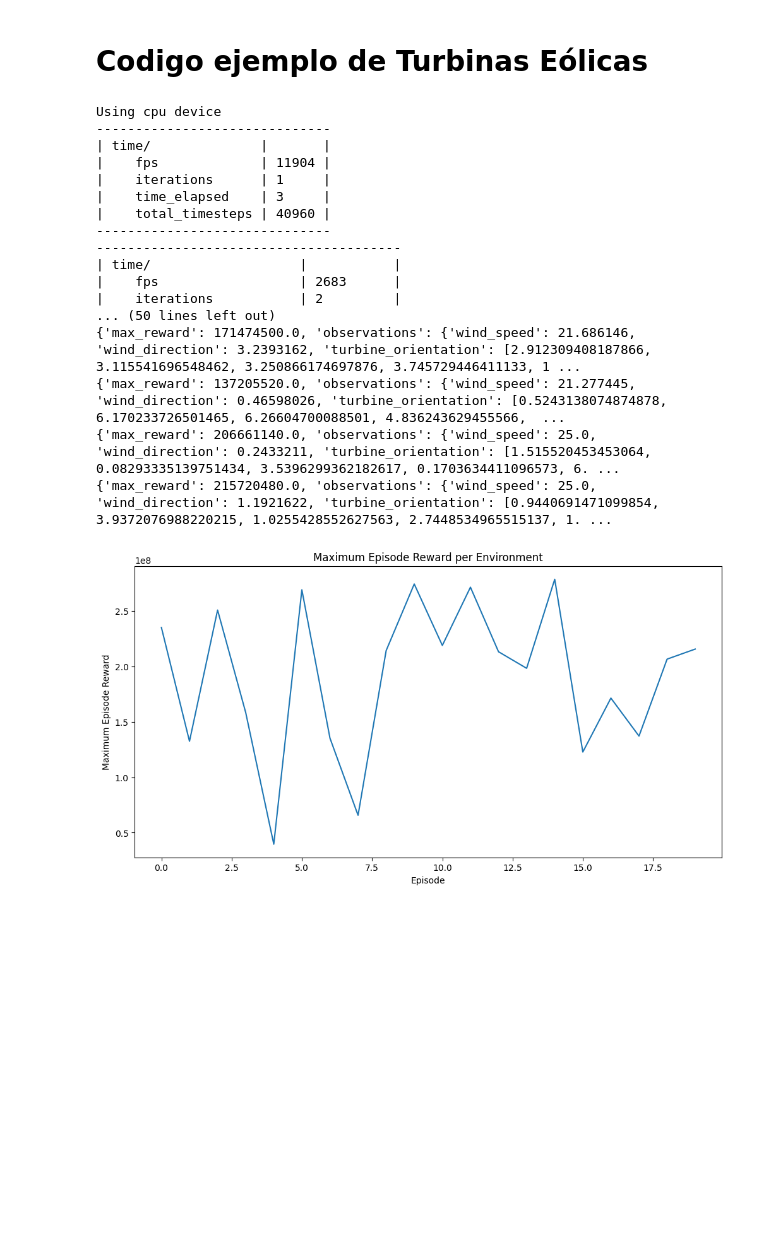
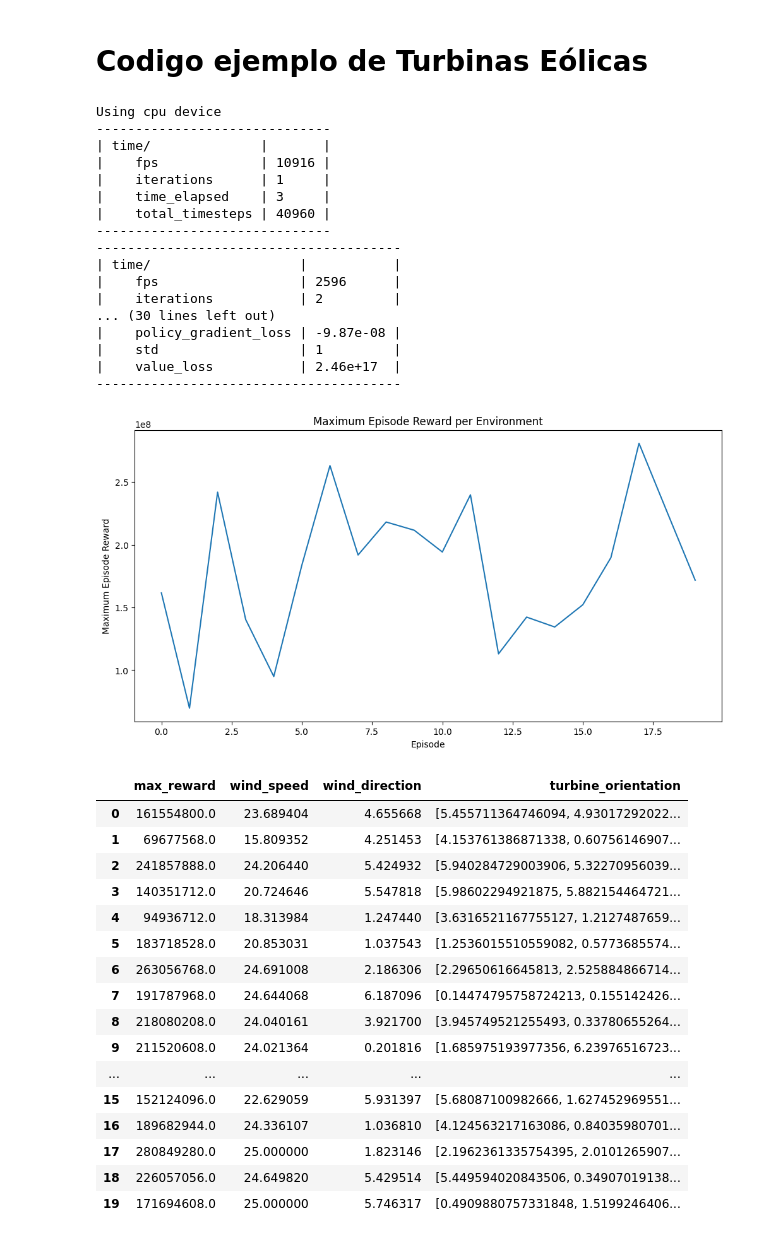
Before and after one commit to dpm1002/TFG-GII-Aprendizaje-por-refuerzo-Reinforcement-Learning-en-redes-opticas-pasivas, a Jupyter notebook: Codigo ejemplo propio/script.ipynb, the cells around one changed output. Drawn from its saved outputs; the diff is of its cells as text; code cells hidden in the pictures; blank space fills up the shorter version.

```diff
--- a/Codigo ejemplo propio/script.ipynb
+++ b/Codigo ejemplo propio/script.ipynb
@@ -4,6 +4,10 @@
 import gymnasium as gym
 import matplotlib.pyplot as plt
 import numpy as np
+
+import pandas as pd
+from IPython.display import display
+
 
 # Uso DQN
 from stable_baselines3 import PPO
@@ -94,42 +98,70 @@ if __name__ == "__main__":
         max_reward = episode['rewards'][max_reward_index]
         max_reward_obs = episode['observations'][max_reward_index]
 
         max_rewards_info.append({
             'max_reward': max_reward,
             'observations': max_reward_obs
         })
 
-    # Imprime la información de las recompensas máximas y sus observaciones correspondientes
-    for info in max_rewards_info:
-        print(info)
-
     max_rewards = [info['max_reward'] for info in max_rewards_info]
 
 
     # And we plot the maximum reward across environments
     plt.figure(figsize=(12, 6))
     plt.plot(max_rewards)
     plt.xlabel('Episode')
     plt.ylabel('Maximum Episode Reward')
     plt.title('Maximum Episode Reward per Environment')
     plt.savefig('reward_plot.png')
     plt.show()
+
+    # Preparar la lista de filas
+    filas = []
+    for item in max_rewards_info:
+        filas.append({
+            'max_reward': item['max_reward'],
+            'wind_speed': item['observations']['wind_speed'],
+            'wind_direction': item['observations']['wind_direction'],
+            'turbine_orientation': item['observations']['turbine_orientation'],
+        })
+
+    # Convertir en DataFrame
+    df = pd.DataFrame(filas)
+
+    display(df)
 # %% [output]
 Using cpu device
 ------------------------------
 | time/              |       |
-|    fps             | 11904 |
+|    fps             | 10916 |
 |    iterations      | 1     |
 |    time_elapsed    | 3     |
 |    total_timesteps | 40960 |
 ------------------------------
 ---------------------------------------
 | time/                   |           |
-|    fps                  | 2683      |
+|    fps                  | 2596      |
 |    iterations           | 2         |
-... (50 lines left out)
-{'max_reward': 171474500.0, 'observations': {'wind_speed': 21.686146, 'wind_direction': 3.2393162, 'turbine_orientation': [2.912309408187866, 3.115541696548462, 3.250866174697876, 3.745729446411133, 1 ...
-{'max_reward': 137205520.0, 'observations': {'wind_speed': 21.277445, 'wind_direction': 0.46598026, 'turbine_orientation': [0.5243138074874878, 6.170233726501465, 6.26604700088501, 4.836243629455566,  ...
-{'max_reward': 206661140.0, 'observations': {'wind_speed': 25.0, 'wind_direction': 0.2433211, 'turbine_orientation': [1.515520453453064, 0.08293335139751434, 3.5396299362182617, 0.1703634411096573, 6. ...
-{'max_reward': 215720480.0, 'observations': {'wind_speed': 25.0, 'wind_direction': 1.1921622, 'turbine_orientation': [0.9440691471099854, 3.9372076988220215, 1.0255428552627563, 2.7448534965515137, 1. ...
+... (30 lines left out)
+|    policy_gradient_loss | -9.87e-08 |
+|    std                  | 1         |
+|    value_loss           | 2.46e+17  |
+---------------------------------------
-[figure, old version]
+[figure, new version]
+|  | max_reward | wind_speed | wind_direction | turbine_orientation |
+| 0 | 161554800.0 | 23.689404 | 4.655668 | [5.455711364746094, 4.93017292022... |
+| 1 | 69677568.0 | 15.809352 | 4.251453 | [4.153761386871338, 0.60756146907... |
+| 2 | 241857888.0 | 24.206440 | 5.424932 | [5.940284729003906, 5.32270956039... |
+| 3 | 140351712.0 | 20.724646 | 5.547818 | [5.98602294921875, 5.882154464721... |
+| 4 | 94936712.0 | 18.313984 | 1.247440 | [3.6316521167755127, 1.2127487659... |
+| 5 | 183718528.0 | 20.853031 | 1.037543 | [1.2536015510559082, 0.5773685574... |
+| 6 | 263056768.0 | 24.691008 | 2.186306 | [2.29650616645813, 2.525884866714... |
+| 7 | 191787968.0 | 24.644068 | 6.187096 | [0.14474795758724213, 0.155142426... |
+| 8 | 218080208.0 | 24.040161 | 3.921700 | [3.945749521255493, 0.33780655264... |
+| 9 | 211520608.0 | 24.021364 | 0.201816 | [1.685975193977356, 6.23976516723... |
+| ... | ... | ... | ... | ... |
+| 15 | 152124096.0 | 22.629059 | 5.931397 | [5.68087100982666, 1.627452969551... |
+| 16 | 189682944.0 | 24.336107 | 1.036810 | [4.124563217163086, 0.84035980701... |
+| 17 | 280849280.0 | 25.000000 | 1.823146 | [2.1962361335754395, 2.0101265907... |
+| 18 | 226057056.0 | 24.649820 | 5.429514 | [5.449594020843506, 0.34907019138... |
+| 19 | 171694608.0 | 25.000000 | 5.746317 | [0.4909880757331848, 1.5199246406... |
```
Also changed, not shown: 2 other files.
